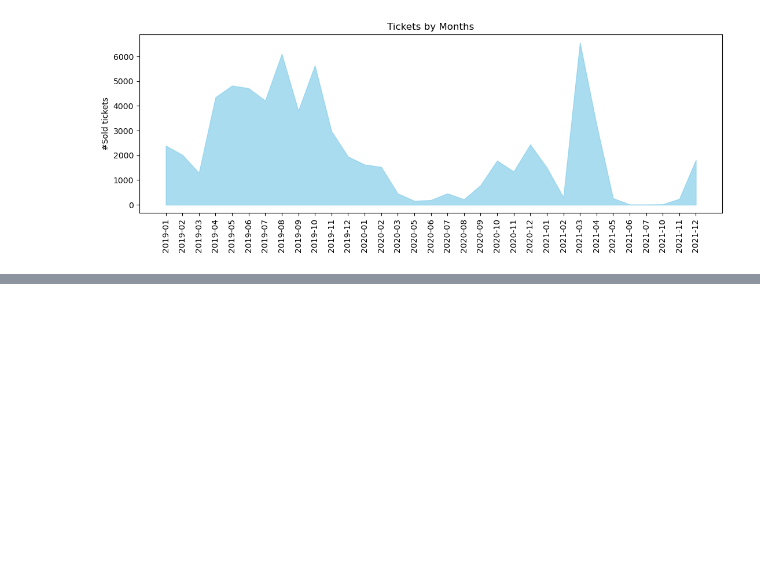
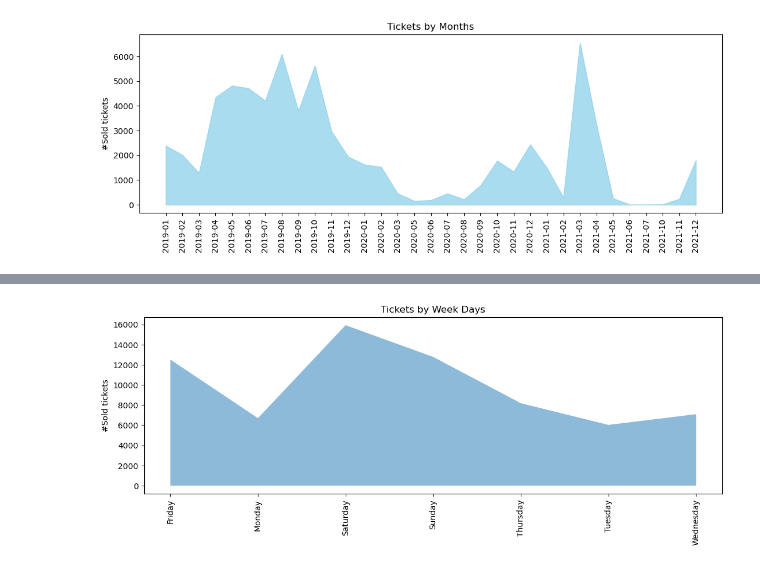
Before and after one commit to DucD0610/HOYTS-Cinema-Ticket-Sales-Analysis, a Jupyter notebook: Capstone project/captone project.ipynb, the cells around one changed output, grey strips where cells are left out. Saved outputs shown, nothing was run; the diff lists cells and outputs as text; code cells hidden in the pictures; blank space fills up the shorter version.

```diff
--- a/Capstone project/captone project.ipynb
+++ b/Capstone project/captone project.ipynb
@@ -683,0 +759,7 @@ These trends can be explained by the lockdowns during the COVID-19 pandemic. Dur
+# %%
+df_time_week = (
+    df_join_all
+    .groupby('name_day')
+    .agg(total_ticket = ('ticket_id','count'))
+    .reset_index()
+)
@@ -683,0 +789,12 @@ These trends can be explained by the lockdowns during the COVID-19 pandemic. Dur
+# %%
+#Redraw
+plt.figure(figsize=(13,4))
+
+plt.fill_between(df_time_week['name_day'], df_time_week['total_ticket'],
+                 alpha = 0.5)
+plt.xticks(rotation=90)
+plt.title('Tickets by Week Days')
+plt.ylabel('#Sold tickets')
+plt.show()
+# %% [output]
+[figure, added]
```
Also changed, not shown: parts of 14 cells of this notebook.
